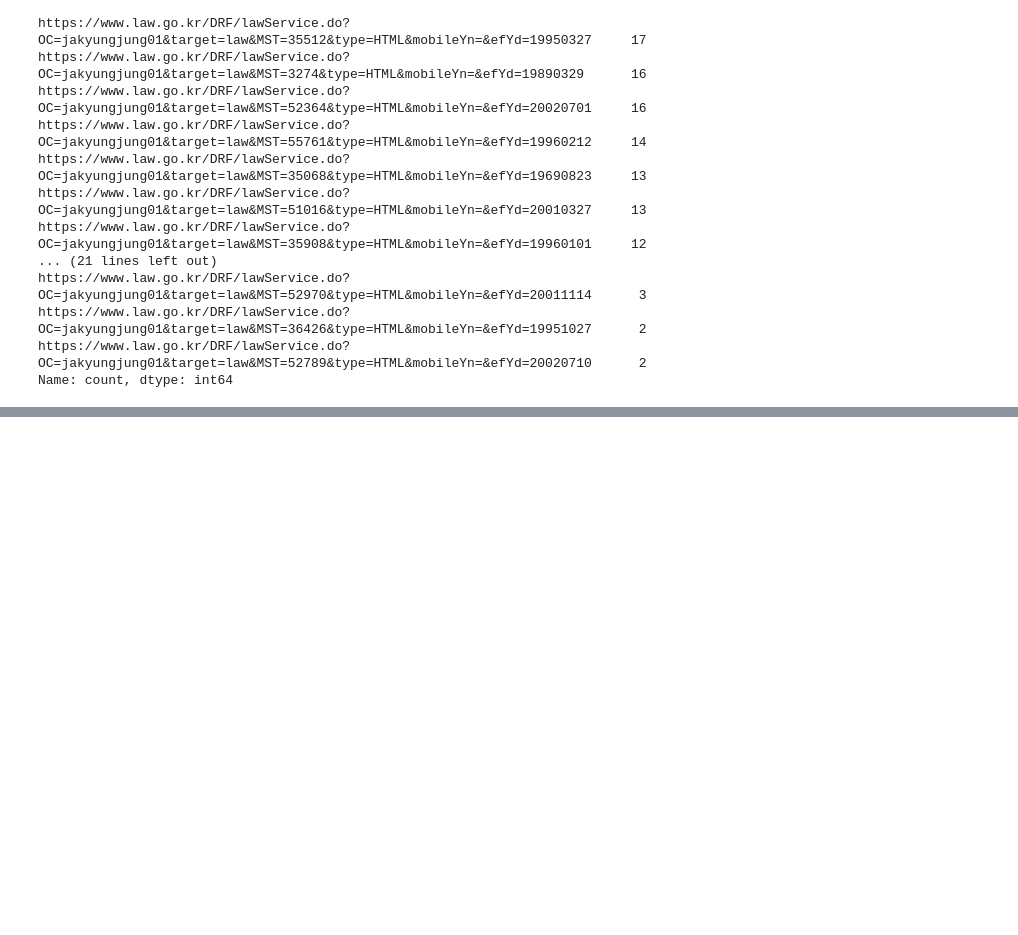
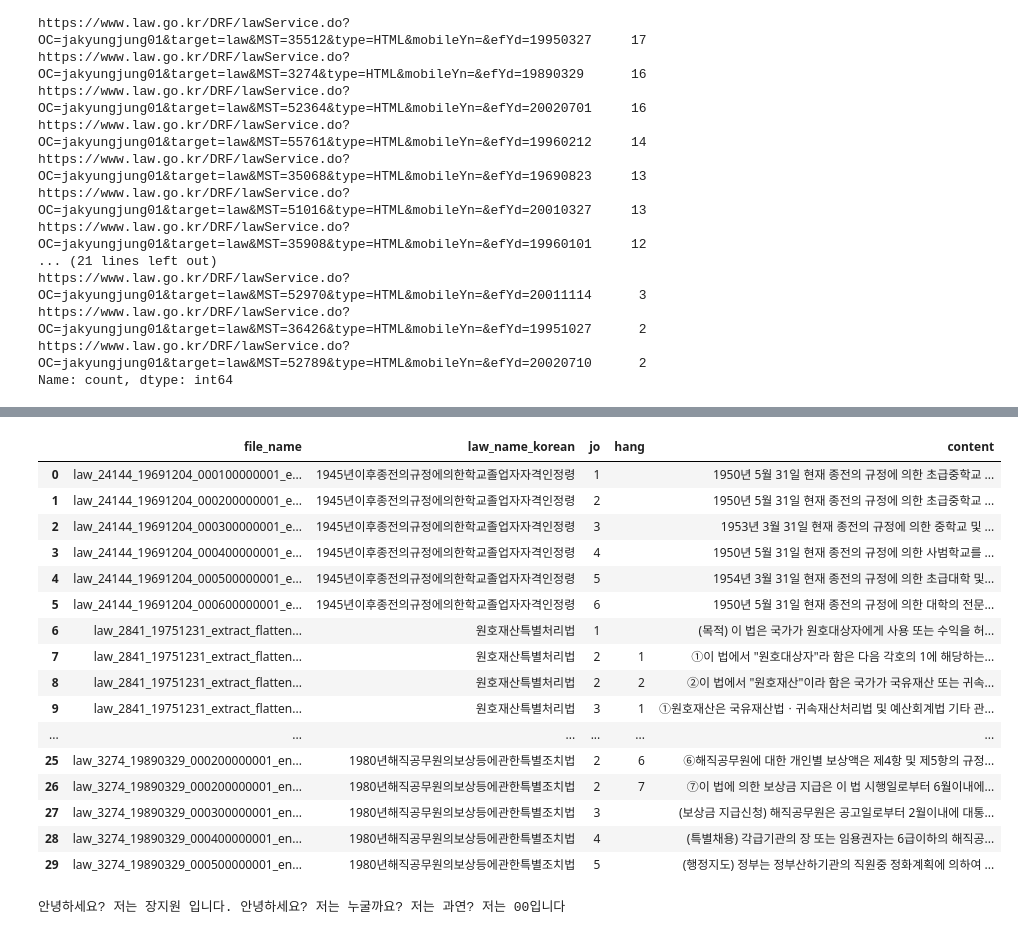
Before and after one commit to JangJiWon0108/skt, a Jupyter notebook: law.ipynb, the cells around one changed output, grey strips where cells are left out. Drawn from its saved outputs; the diff is of its cells as text; code cells hidden in the pictures; blank space fills up the shorter version.

Commit message:
parsing

```diff
--- a/law.ipynb
+++ b/law.ipynb
@@ -179,0 +169,6 @@ from langchain_core.documents import Document
+# %%
+# 파싱
+
+circle_numbers=[chr(i) for i in range(0x2460, 0x2469)]
+
+circle_numbers
@@ -179,0 +313,62 @@ from langchain_core.documents import Document
+# %%
+parsing_df.head(30)
+# %% [output]
+|  | file_name | law_name_korean | jo | hang | content |
+| 0 | law_24144_19691204_000100000001_e... | 1945년이후종전의규정에의한학교졸업자자격인정령 | 1 |  | 1950년 5월 31일 현재 종전의 규정에 의한 초급중학교 ... |
+| 1 | law_24144_19691204_000200000001_e... | 1945년이후종전의규정에의한학교졸업자자격인정령 | 2 |  | 1950년 5월 31일 현재 종전의 규정에 의한 초급중학교 ... |
+| 2 | law_24144_19691204_000300000001_e... | 1945년이후종전의규정에의한학교졸업자자격인정령 | 3 |  | 1953년 3월 31일 현재 종전의 규정에 의한 중학교 및 ... |
+| 3 | law_24144_19691204_000400000001_e... | 1945년이후종전의규정에의한학교졸업자자격인정령 | 4 |  | 1950년 5월 31일 현재 종전의 규정에 의한 사범학교를 ... |
+| 4 | law_24144_19691204_000500000001_e... | 1945년이후종전의규정에의한학교졸업자자격인정령 | 5 |  | 1954년 3월 31일 현재 종전의 규정에 의한 초급대학 및... |
+| 5 | law_24144_19691204_000600000001_e... | 1945년이후종전의규정에의한학교졸업자자격인정령 | 6 |  | 1950년 5월 31일 현재 종전의 규정에 의한 대학의 전문... |
+| 6 | law_2841_19751231_extract_flatten... | 원호재산특별처리법 | 1 |  | (목적) 이 법은 국가가 원호대상자에게 사용 또는 수익을 허... |
+| 7 | law_2841_19751231_extract_flatten... | 원호재산특별처리법 | 2 | 1 | ①이 법에서 "원호대상자"라 함은 다음 각호의 1에 해당하는... |
+| 8 | law_2841_19751231_extract_flatten... | 원호재산특별처리법 | 2 | 2 | ②이 법에서 "원호재산"이라 함은 국가가 국유재산 또는 귀속... |
+| 9 | law_2841_19751231_extract_flatten... | 원호재산특별처리법 | 3 | 1 | ①원호재산은 국유재산법ㆍ귀속재산처리법 및 예산회계법 기타 관... |
+| ... | ... | ... | ... | ... | ... |
+| 25 | law_3274_19890329_000200000001_en... | 1980년해직공무원의보상등에관한특별조치법 | 2 | 6 | ⑥해직공무원에 대한 개인별 보상액은 제4항 및 제5항의 규정... |
+| 26 | law_3274_19890329_000200000001_en... | 1980년해직공무원의보상등에관한특별조치법 | 2 | 7 | ⑦이 법에 의한 보상금 지급은 이 법 시행일로부터 6월이내에... |
+| 27 | law_3274_19890329_000300000001_en... | 1980년해직공무원의보상등에관한특별조치법 | 3 |  | (보상금 지급신청) 해직공무원은 공고일로부터 2월이내에 대통... |
+| 28 | law_3274_19890329_000400000001_en... | 1980년해직공무원의보상등에관한특별조치법 | 4 |  | (특별채용) 각급기관의 장 또는 임용권자는 6급이하의 해직공... |
+| 29 | law_3274_19890329_000500000001_en... | 1980년해직공무원의보상등에관한특별조치법 | 5 |  | (행정지도) 정부는 정부산하기관의 직원중 정화계획에 의하여 ... |
+# %%
+def merge_text_fragments_remove_duplicates(text_fragments):
+    merged_sentences = []  # 최종 문장을 담을 리스트
+
+    for fragment in text_fragments:
+        # "\n" 기준으로 문장 분리
+        sentences = fragment.strip().split("\n")
+
+        if not merged_sentences:
+            # 첫 번째 조각의 모든 문장을 추가
+            merged_sentences.extend(sentences)
+        else:
+            # 중복 검사 및 처리
+            for i in range(len(sentences)):
+                overlap_found = False
+                if merged_sentences[-(i + 1):] == sentences[:i + 1]:
+                    overlap_found = True
+                    # 중복을 제외하고 나머지 문장 연결
+                    merged_sentences.extend(sentences[i + 1:])
+                    break
+            if not overlap_found:
+                # 중복이 없으면 모든 문장 연결
+                merged_sentences.extend(sentences)
+
+    # 문장들을 하나의 텍스트로 합침
+    return " ".join(merged_sentences)
+
+
+# 예제 텍스트
+text_fragments = [
+    "안녕하세요?\n저는 장지원 입니다.\n안녕하세요?",
+    "안녕하세요?\n저는 누굴까요?\n저는 과연?",
+    "저는 누굴까요?\n저는 과연?\n저는 00입니다"
+]
+
+# 텍스트 합치기
+result = merge_text_fragments_remove_duplicates(text_fragments)
+
+# 결과 출력
+print(result)
+# %% [output]
+안녕하세요? 저는 장지원 입니다. 안녕하세요? 저는 누굴까요? 저는 과연? 저는 00입니다
```
Also changed, not shown: parts of 9 cells of this notebook.
